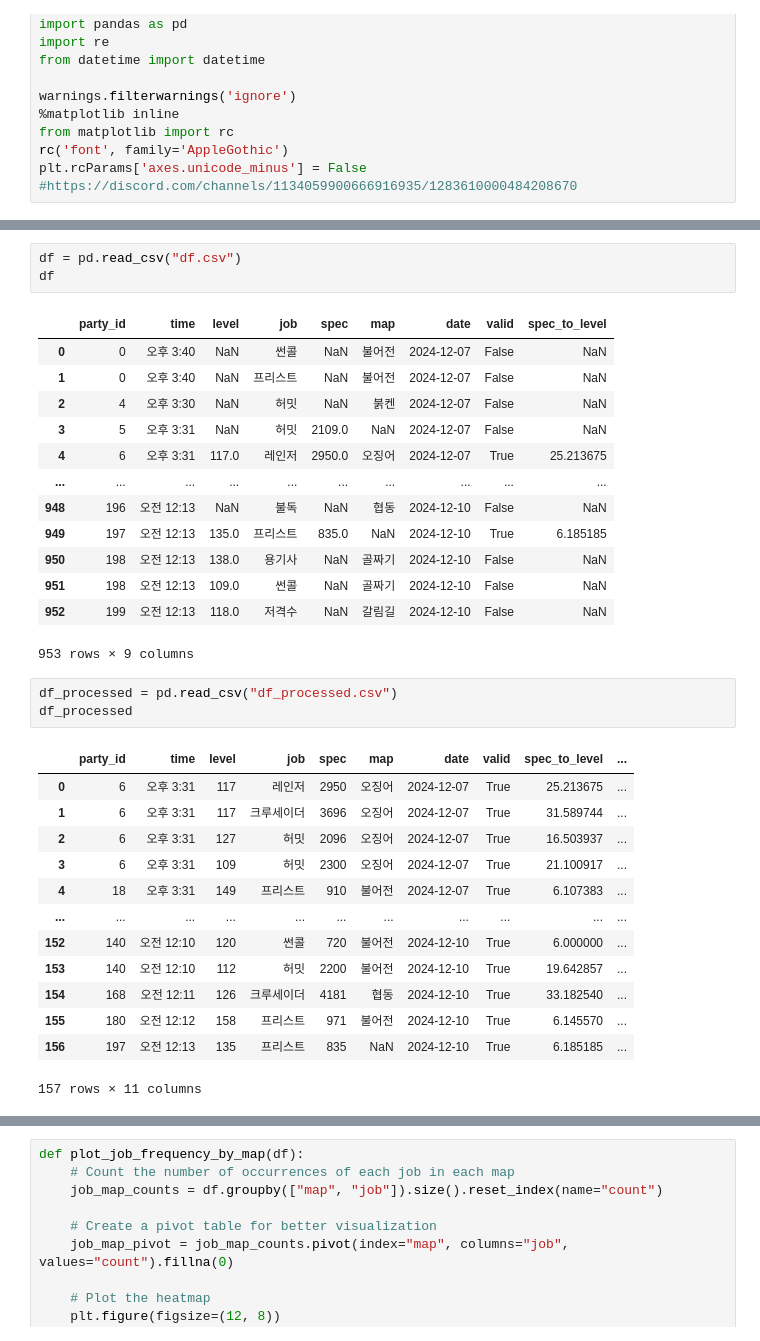
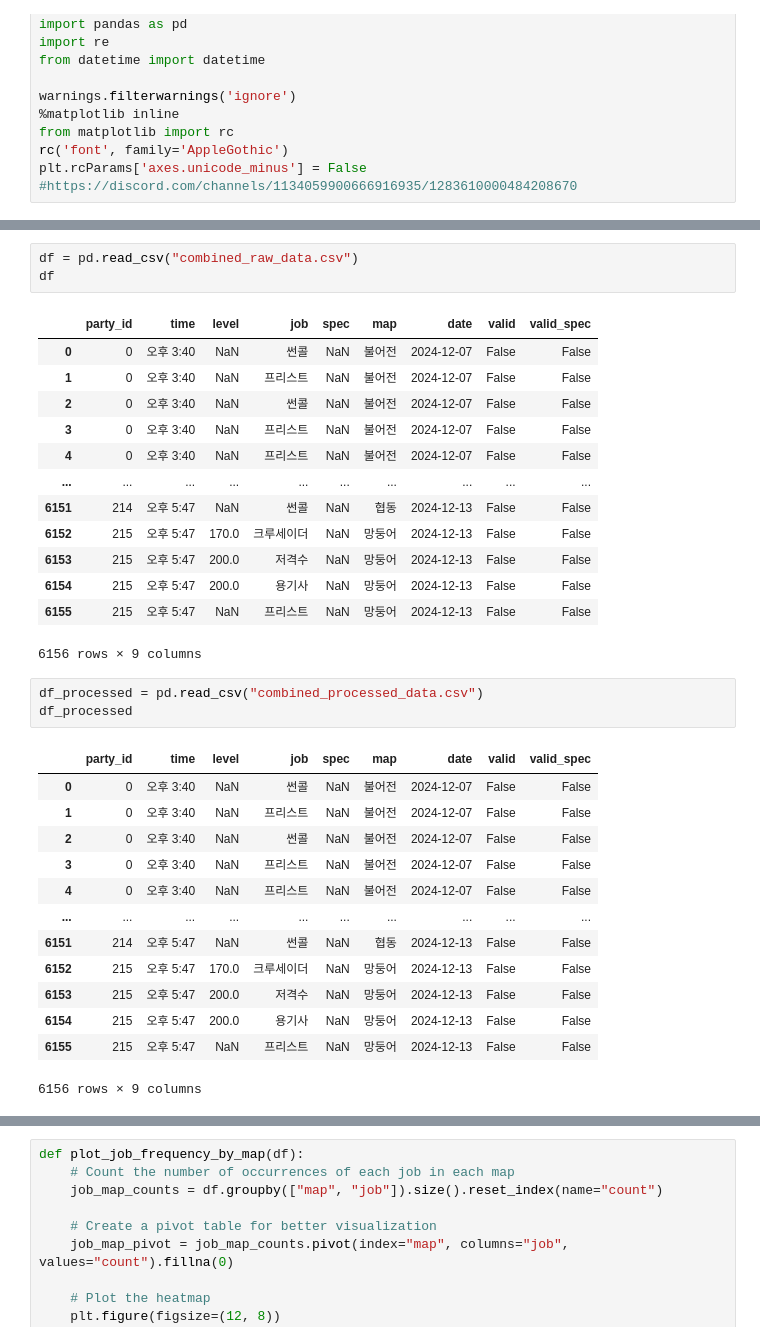
Before and after one commit to jongwonIee/mapleland, a Jupyter notebook: party/main.ipynb, the cells around one changed output, grey strips where cells are left out. Saved outputs shown, nothing was run; the diff lists cells and outputs as text.

Commit message:
1213 data

```diff
--- a/party/main.ipynb
+++ b/party/main.ipynb
@@ -135,37 +205,37 @@ process_files(file_paths)
 # %%
-df = pd.read_csv("df.csv")
+df = pd.read_csv("combined_raw_data.csv")
 df
 # %% [output]
-|  | party_id | time | level | job | spec | map | date | valid | spec_to_level |
-| 0 | 0 | 오후 3:40 | NaN | 썬콜 | NaN | 불어전 | 2024-12-07 | False | NaN |
-| 1 | 0 | 오후 3:40 | NaN | 프리스트 | NaN | 불어전 | 2024-12-07 | False | NaN |
-| 2 | 4 | 오후 3:30 | NaN | 허밋 | NaN | 붉켄 | 2024-12-07 | False | NaN |
-| 3 | 5 | 오후 3:31 | NaN | 허밋 | 2109.0 | NaN | 2024-12-07 | False | NaN |
-| 4 | 6 | 오후 3:31 | 117.0 | 레인저 | 2950.0 | 오징어 | 2024-12-07 | True | 25.213675 |
+|  | party_id | time | level | job | spec | map | date | valid | valid_spec |
+| 0 | 0 | 오후 3:40 | NaN | 썬콜 | NaN | 불어전 | 2024-12-07 | False | False |
+| 1 | 0 | 오후 3:40 | NaN | 프리스트 | NaN | 불어전 | 2024-12-07 | False | False |
+| 2 | 0 | 오후 3:40 | NaN | 썬콜 | NaN | 불어전 | 2024-12-07 | False | False |
+| 3 | 0 | 오후 3:40 | NaN | 프리스트 | NaN | 불어전 | 2024-12-07 | False | False |
+| 4 | 0 | 오후 3:40 | NaN | 프리스트 | NaN | 불어전 | 2024-12-07 | False | False |
 | ... | ... | ... | ... | ... | ... | ... | ... | ... | ... |
-| 948 | 196 | 오전 12:13 | NaN | 불독 | NaN | 협동 | 2024-12-10 | False | NaN |
-| 949 | 197 | 오전 12:13 | 135.0 | 프리스트 | 835.0 | NaN | 2024-12-10 | True | 6.185185 |
-| 950 | 198 | 오전 12:13 | 138.0 | 용기사 | NaN | 골짜기 | 2024-12-10 | False | NaN |
-| 951 | 198 | 오전 12:13 | 109.0 | 썬콜 | NaN | 골짜기 | 2024-12-10 | False | NaN |
-| 952 | 199 | 오전 12:13 | 118.0 | 저격수 | NaN | 갈림길 | 2024-12-10 | False | NaN |
+| 6151 | 214 | 오후 5:47 | NaN | 썬콜 | NaN | 협동 | 2024-12-13 | False | False |
+| 6152 | 215 | 오후 5:47 | 170.0 | 크루세이더 | NaN | 망둥어 | 2024-12-13 | False | False |
+| 6153 | 215 | 오후 5:47 | 200.0 | 저격수 | NaN | 망둥어 | 2024-12-13 | False | False |
+| 6154 | 215 | 오후 5:47 | 200.0 | 용기사 | NaN | 망둥어 | 2024-12-13 | False | False |
+| 6155 | 215 | 오후 5:47 | NaN | 프리스트 | NaN | 망둥어 | 2024-12-13 | False | False |
-953 rows × 9 columns
+6156 rows × 9 columns
 # %%
-df_processed = pd.read_csv("df_processed.csv")
+df_processed = pd.read_csv("combined_processed_data.csv")
 df_processed
 # %% [output]
-|  | party_id | time | level | job | spec | map | date | valid | spec_to_level | ... |
-| 0 | 6 | 오후 3:31 | 117 | 레인저 | 2950 | 오징어 | 2024-12-07 | True | 25.213675 | ... |
-| 1 | 6 | 오후 3:31 | 117 | 크루세이더 | 3696 | 오징어 | 2024-12-07 | True | 31.589744 | ... |
-| 2 | 6 | 오후 3:31 | 127 | 허밋 | 2096 | 오징어 | 2024-12-07 | True | 16.503937 | ... |
-| 3 | 6 | 오후 3:31 | 109 | 허밋 | 2300 | 오징어 | 2024-12-07 | True | 21.100917 | ... |
-| 4 | 18 | 오후 3:31 | 149 | 프리스트 | 910 | 불어전 | 2024-12-07 | True | 6.107383 | ... |
-| ... | ... | ... | ... | ... | ... | ... | ... | ... | ... | ... |
-| 152 | 140 | 오전 12:10 | 120 | 썬콜 | 720 | 불어전 | 2024-12-10 | True | 6.000000 | ... |
-| 153 | 140 | 오전 12:10 | 112 | 허밋 | 2200 | 불어전 | 2024-12-10 | True | 19.642857 | ... |
-| 154 | 168 | 오전 12:11 | 126 | 크루세이더 | 4181 | 협동 | 2024-12-10 | True | 33.182540 | ... |
-| 155 | 180 | 오전 12:12 | 158 | 프리스트 | 971 | 불어전 | 2024-12-10 | True | 6.145570 | ... |
-| 156 | 197 | 오전 12:13 | 135 | 프리스트 | 835 | NaN | 2024-12-10 | True | 6.185185 | ... |
+|  | party_id | time | level | job | spec | map | date | valid | valid_spec |
+| 0 | 0 | 오후 3:40 | NaN | 썬콜 | NaN | 불어전 | 2024-12-07 | False | False |
+| 1 | 0 | 오후 3:40 | NaN | 프리스트 | NaN | 불어전 | 2024-12-07 | False | False |
+| 2 | 0 | 오후 3:40 | NaN | 썬콜 | NaN | 불어전 | 2024-12-07 | False | False |
+| 3 | 0 | 오후 3:40 | NaN | 프리스트 | NaN | 불어전 | 2024-12-07 | False | False |
+| 4 | 0 | 오후 3:40 | NaN | 프리스트 | NaN | 불어전 | 2024-12-07 | False | False |
+| ... | ... | ... | ... | ... | ... | ... | ... | ... | ... |
+| 6151 | 214 | 오후 5:47 | NaN | 썬콜 | NaN | 협동 | 2024-12-13 | False | False |
+| 6152 | 215 | 오후 5:47 | 170.0 | 크루세이더 | NaN | 망둥어 | 2024-12-13 | False | False |
+| 6153 | 215 | 오후 5:47 | 200.0 | 저격수 | NaN | 망둥어 | 2024-12-13 | False | False |
+| 6154 | 215 | 오후 5:47 | 200.0 | 용기사 | NaN | 망둥어 | 2024-12-13 | False | False |
+| 6155 | 215 | 오후 5:47 | NaN | 프리스트 | NaN | 망둥어 | 2024-12-13 | False | False |
-157 rows × 11 columns
+6156 rows × 9 columns
 # %%
 hermit = df[(df['job'] == '허밋')]
 hermit
```
Also changed, not shown: parts of 11 cells of this notebook, 22 other files.
